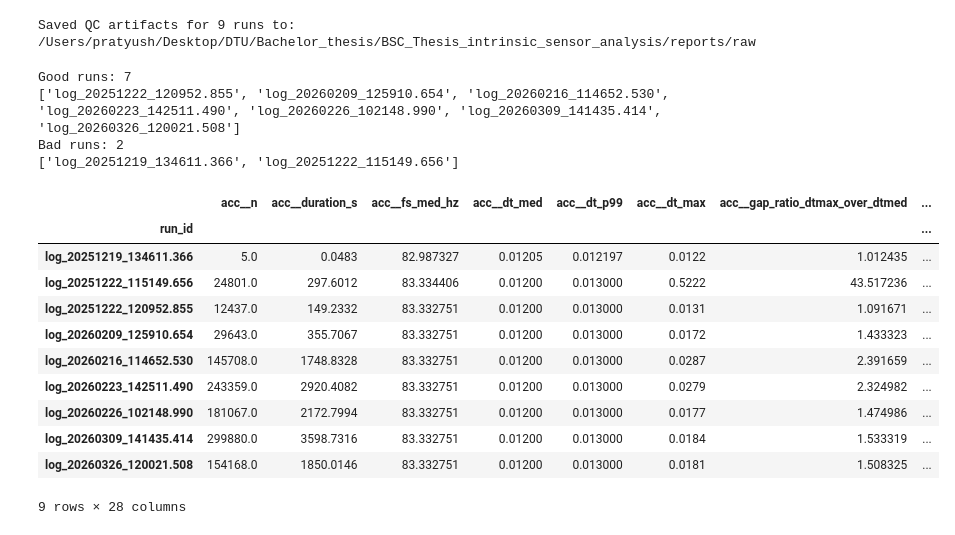
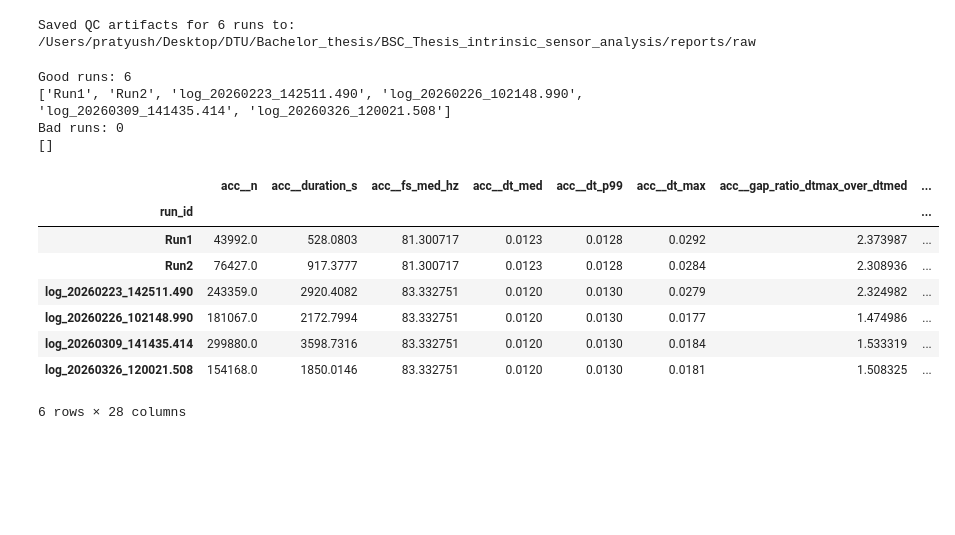
Before and after one commit to Pratyush2012/BSC_Thesis_intrinsic_sensor_analysis, a Jupyter notebook: notebooks/01_qc.ipynb, the cells around one changed output. Saved outputs shown, nothing was run; the diff lists cells and outputs as text; code cells hidden in the pictures; blank space fills up the shorter version.

```diff
--- a/notebooks/01_qc.ipynb
+++ b/notebooks/01_qc.ipynb
@@ -136,49 +136,54 @@ Range/saturation checks:
 # %%
 # Save QC artifacts per run (mirrors data/raw labels under reports/raw)
 RAW_ROOT = PROJECT_ROOT / 'data' / 'raw'
+MAIN_ROOT = RAW_ROOT/ 'Main'
+FARM_ROOT = RAW_ROOT / 'Farm'
 ARTIFACT_ROOT = PROJECT_ROOT / 'reports' / 'raw'
-runs_for_artifacts = load_runs(RAW_ROOT, include_pose=False)
+runs_for_artifacts = load_runs(MAIN_ROOT, include_pose=False)
+runs_for_artifacts.append(load_run(FARM_ROOT / "Run1", include_pose=False))
+runs_for_artifacts.append(load_run(FARM_ROOT / "Run2", include_pose=False))
+
 save_qc_outputs(runs_for_artifacts, raw_root=RAW_ROOT, out_root=ARTIFACT_ROOT, tcol='t_rel')
 print(f'Saved QC artifacts for {len(runs_for_artifacts)} runs to: {ARTIFACT_ROOT}')
 # %% [output]
-Saved QC artifacts for 9 runs to: /Users/pratyush/Desktop/DTU/Bachelor_thesis/BSC_Thesis_intrinsic_sensor_analysis/reports/raw
+Saved QC artifacts for 6 runs to: /Users/pratyush/Desktop/DTU/Bachelor_thesis/BSC_Thesis_intrinsic_sensor_analysis/reports/raw
 # %%
 # Multi-run QC dashboard + pass/fail filtering
-RAW_ROOT = PROJECT_ROOT / 'data' / 'raw'
-runs = load_runs(RAW_ROOT, include_pose=False)
+MAIN_ROOT = RAW_ROOT/ 'Main'
+FARM_ROOT = RAW_ROOT / 'Farm'
+runs = load_runs(MAIN_ROOT, include_pose=False)
+runs.append(load_run(FARM_ROOT / "Run1", include_pose=False))
+runs.append(load_run(FARM_ROOT / "Run2", include_pose=False))
 
 
 """A run is good if pass_all == True. pass_all is true only if all are true:
 - pass_dt_gaps: no large timestamp gaps in any sensor (n_gaps_gt_factor_times_med == 0), where large gap means dt > 5 * median_dt
 - pass_duration: each sensor duration is at least min_duration_s (here we use 30s)
 - pass_fs: median sample rate in expected range:
     - acc: 70-100 Hz
     - gyro: 70-100 Hz
-    - odo: 100-150 Hz
+    - odo: 80-130 Hz
 """
 dataset_qc = build_dataset_qc_table(runs, tcol='t_rel', min_duration_s=30.0)
 dataset_qc_good, dataset_qc_bad, good_run_ids, bad_run_ids = split_qc_pass_fail(dataset_qc)
 
 print('Good runs:', len(good_run_ids))
 print(good_run_ids)
 print('Bad runs:', len(bad_run_ids))
 print(bad_run_ids)
 
 dataset_qc
 # %% [output]
-Good runs: 7
-['log_20251222_120952.855', 'log_20260209_125910.654', 'log_20260216_114652.530', 'log_20260223_142511.490', 'log_20260226_102148.990', 'log_20260309_141435.414', 'log_20260326_120021.508']
-Bad runs: 2
-['log_20251219_134611.366', 'log_20251222_115149.656']
+Good runs: 6
+['Run1', 'Run2', 'log_20260223_142511.490', 'log_20260226_102148.990', 'log_20260309_141435.414', 'log_20260326_120021.508']
+Bad runs: 0
+[]
 |  | acc__n | acc__duration_s | acc__fs_med_hz | acc__dt_med | acc__dt_p99 | acc__dt_max | acc__gap_ratio_dtmax_over_dtmed | ... |
 | run_id |  |  |  |  |  |  |  | ... |
-| log_20251219_134611.366 | 5.0 | 0.0483 | 82.987327 | 0.01205 | 0.012197 | 0.0122 | 1.012435 | ... |
-| log_20251222_115149.656 | 24801.0 | 297.6012 | 83.334406 | 0.01200 | 0.013000 | 0.5222 | 43.517236 | ... |
-| log_20251222_120952.855 | 12437.0 | 149.2332 | 83.332751 | 0.01200 | 0.013000 | 0.0131 | 1.091671 | ... |
-| log_20260209_125910.654 | 29643.0 | 355.7067 | 83.332751 | 0.01200 | 0.013000 | 0.0172 | 1.433323 | ... |
-| log_20260216_114652.530 | 145708.0 | 1748.8328 | 83.332751 | 0.01200 | 0.013000 | 0.0287 | 2.391659 | ... |
-| log_20260223_142511.490 | 243359.0 | 2920.4082 | 83.332751 | 0.01200 | 0.013000 | 0.0279 | 2.324982 | ... |
-| log_20260226_102148.990 | 181067.0 | 2172.7994 | 83.332751 | 0.01200 | 0.013000 | 0.0177 | 1.474986 | ... |
-| log_20260309_141435.414 | 299880.0 | 3598.7316 | 83.332751 | 0.01200 | 0.013000 | 0.0184 | 1.533319 | ... |
-| log_20260326_120021.508 | 154168.0 | 1850.0146 | 83.332751 | 0.01200 | 0.013000 | 0.0181 | 1.508325 | ... |
+| Run1 | 43992.0 | 528.0803 | 81.300717 | 0.0123 | 0.0128 | 0.0292 | 2.373987 | ... |
+| Run2 | 76427.0 | 917.3777 | 81.300717 | 0.0123 | 0.0128 | 0.0284 | 2.308936 | ... |
+| log_20260223_142511.490 | 243359.0 | 2920.4082 | 83.332751 | 0.0120 | 0.0130 | 0.0279 | 2.324982 | ... |
+| log_20260226_102148.990 | 181067.0 | 2172.7994 | 83.332751 | 0.0120 | 0.0130 | 0.0177 | 1.474986 | ... |
+| log_20260309_141435.414 | 299880.0 | 3598.7316 | 83.332751 | 0.0120 | 0.0130 | 0.0184 | 1.533319 | ... |
+| log_20260326_120021.508 | 154168.0 | 1850.0146 | 83.332751 | 0.0120 | 0.0130 | 0.0181 | 1.508325 | ... |
-9 rows × 28 columns
+6 rows × 28 columns
```
Also changed, not shown: parts of 4 cells of this notebook, 3 other files.
